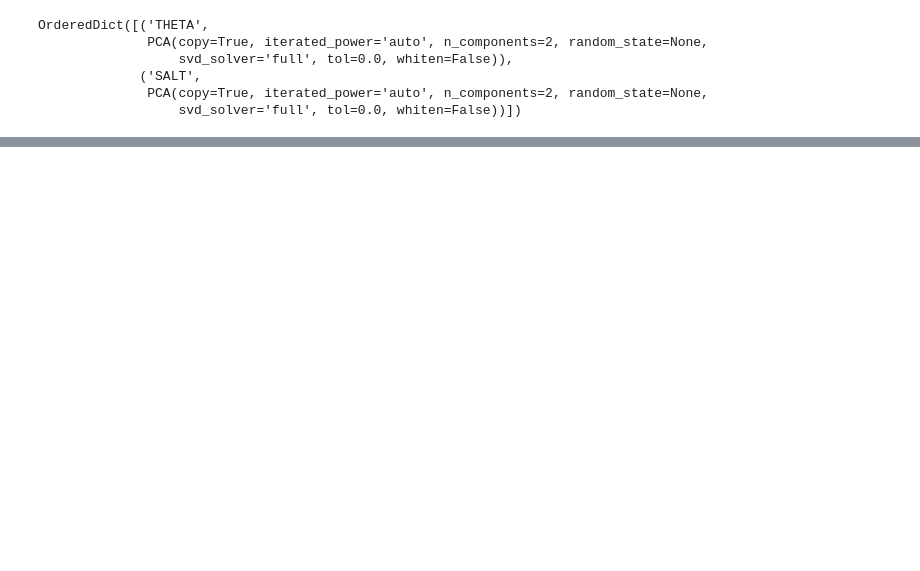
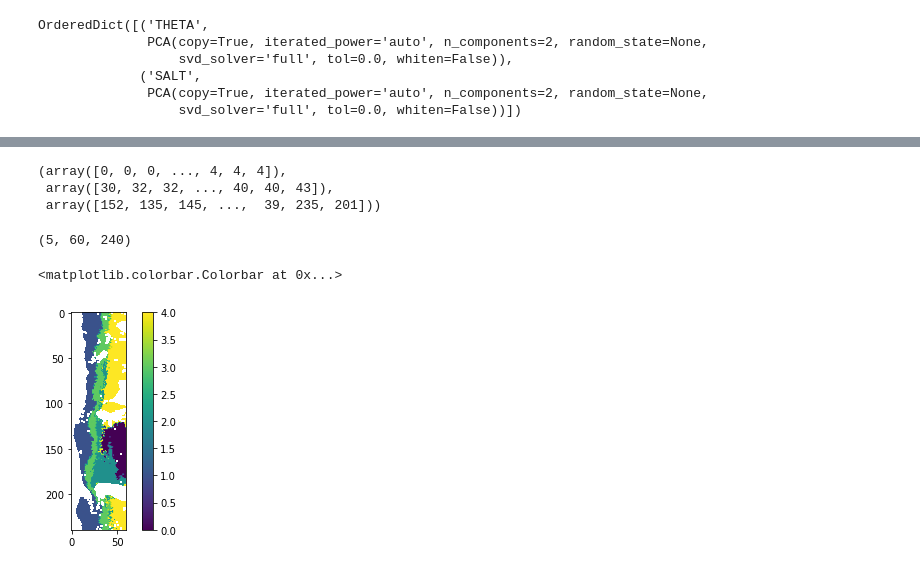
Before and after one commit to sdat2/pyxpcm, a Jupyter notebook: slimmed-trial.ipynb, the cells around one changed output, grey strips where cells are left out. Saved outputs shown, nothing was run; the diff lists cells and outputs as text; code cells hidden in the pictures; blank space fills up the shorter version.

```diff
--- a/slimmed-trial.ipynb
+++ b/slimmed-trial.ipynb
@@ -191,0 +316,18 @@ pcm = xr.open_dataset('pcm.nc')
+# %%
+np.where(ds.PCM_RANK.values==0)
+# %% [output]
+(array([0, 0, 0, ..., 4, 4, 4]),
+ array([30, 32, 32, ..., 40, 40, 43]),
+ array([152, 135, 145, ...,  39, 235, 201]))
+# %%
+np_array = ds.PCM_RANK.values
+# %%
+np.shape(np_array)
+# %% [output]
+(5, 60, 240)
+# %%
+plt.imshow(np_array[0, : , :].T)
+plt.colorbar()
+# %% [output]
+<matplotlib.colorbar.Colorbar at 0x...>
+[figure, added]
```
Also changed, not shown: parts of 40 cells of this notebook, 4 other files.
